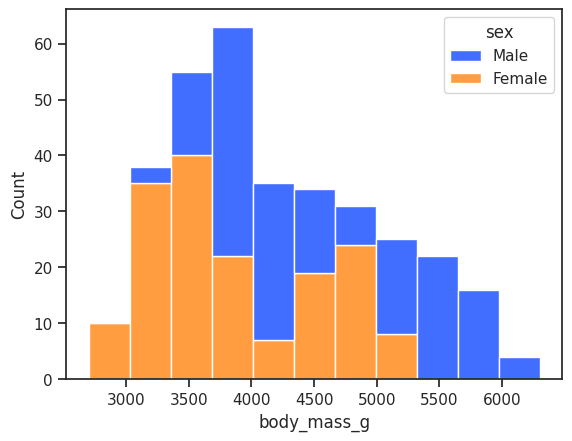
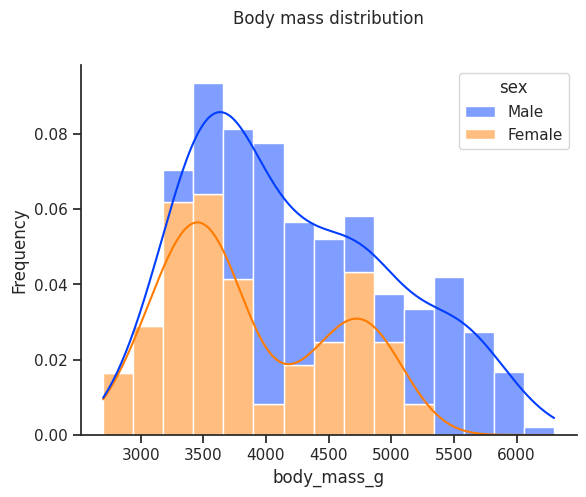
The change to this notebook cell's code, shown as a diff; its figure went from the first image to the second:
--- before
+++ after
@@ -1,3 +1,7 @@
 sns.set_context('notebook')
 
-sns.histplot(data = penguins, x = 'body_mass_g', hue = 'sex', palette='bright', multiple='stack')
+sns.histplot(data = penguins, x = 'body_mass_g',bins=15, hue = 'sex',stat='frequency', palette='bright', multiple='stack',kde=True)
+sns.despine()
+
+plt.title("Body mass distribution",pad=30)
+plt.show()

Commit: regression plot